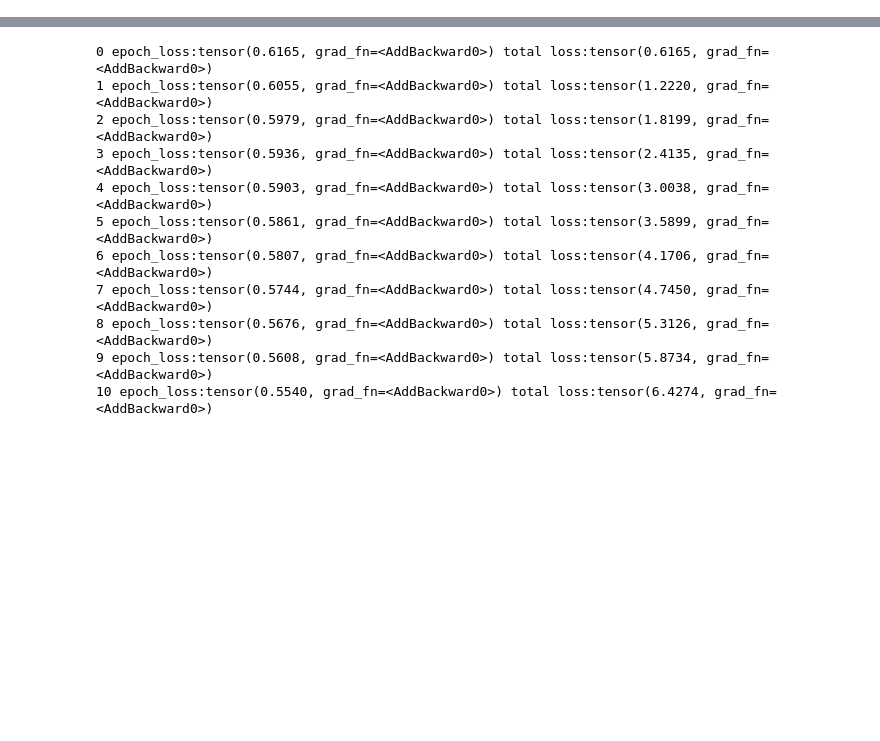
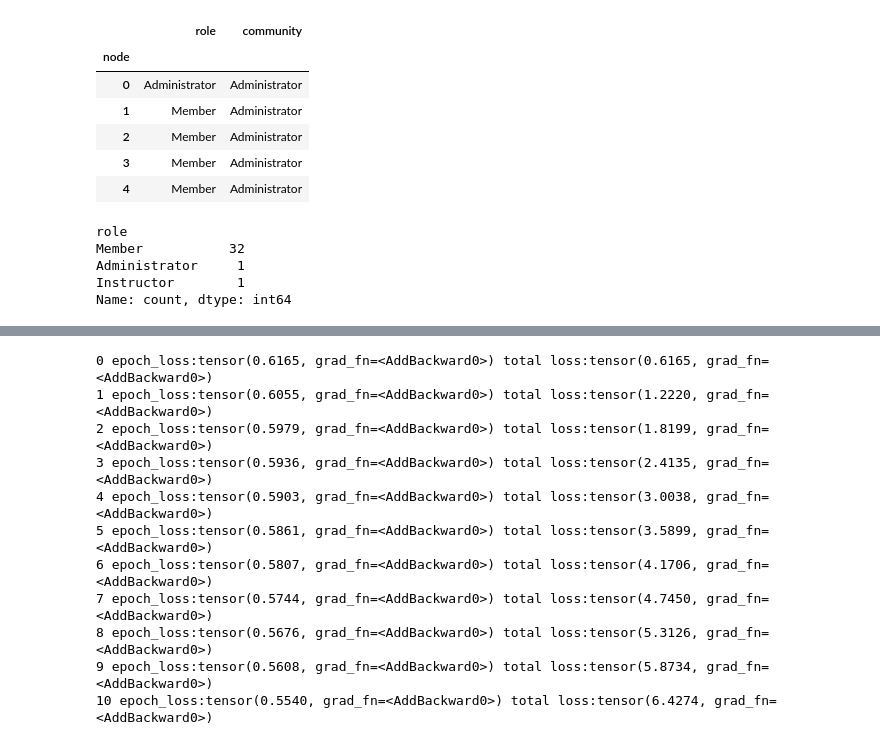
Before and after one commit to hqcfmlno1/Weekly_Hw_GR1, a Jupyter notebook: lab2.ipynb, the cells around one changed output, grey strips where cells are left out. Drawn from its saved outputs; the diff is of its cells as text; code cells hidden in the pictures; blank space fills up the shorter version.

```diff
--- a/lab2.ipynb
+++ b/lab2.ipynb
@@ -8,0 +10,24 @@ import pandas as pd
+# %%
+edge_dir = os.path.join(os.getcwd(), 'Ex17', 'lab2', 'lab2_edgelist.txt')
+attribute_dir = os.path.join(os.getcwd(), 'Ex17', 'lab2', 'lab2_attributes.csv')
+attributes = pd.read_csv(attribute_dir)
+# %%
+attributes.set_index('node', inplace = True)
+# %%
+attributes.head(5)
+# %% [output]
+|  | role | community |
+| node |  |  |
+| 0 | Administrator | Administrator |
+| 1 | Member | Administrator |
+| 2 | Member | Administrator |
+| 3 | Member | Administrator |
+| 4 | Member | Administrator |
+# %%
+attributes['role'].value_counts()
+# %% [output]
+role
+Member           32
+Administrator     1
+Instructor        1
+Name: count, dtype: int64
```
Also changed, not shown: parts of 11 cells of this notebook.
